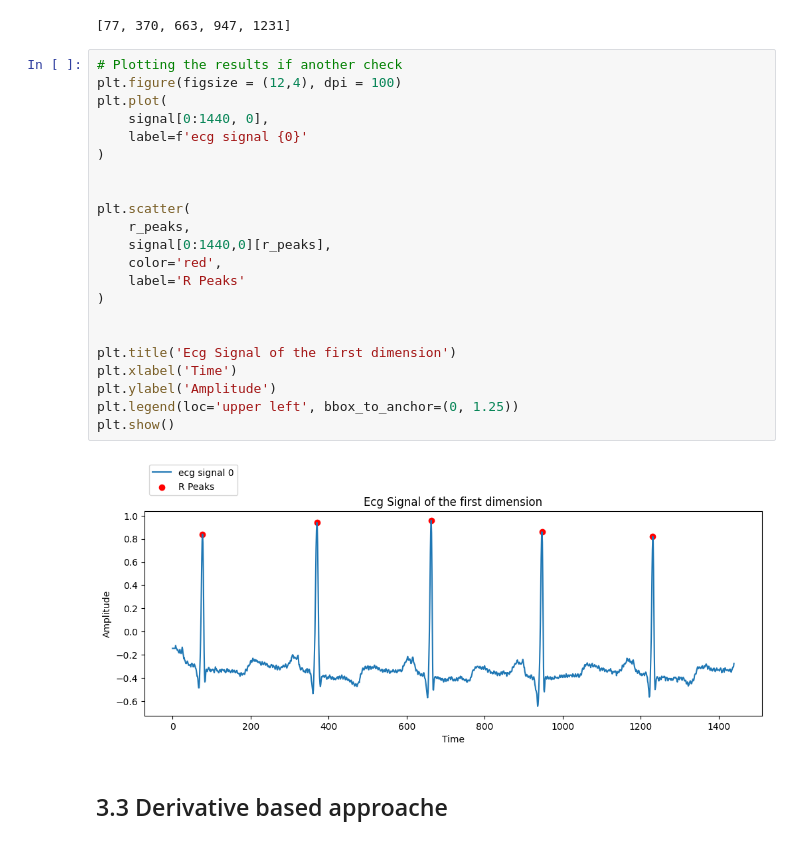
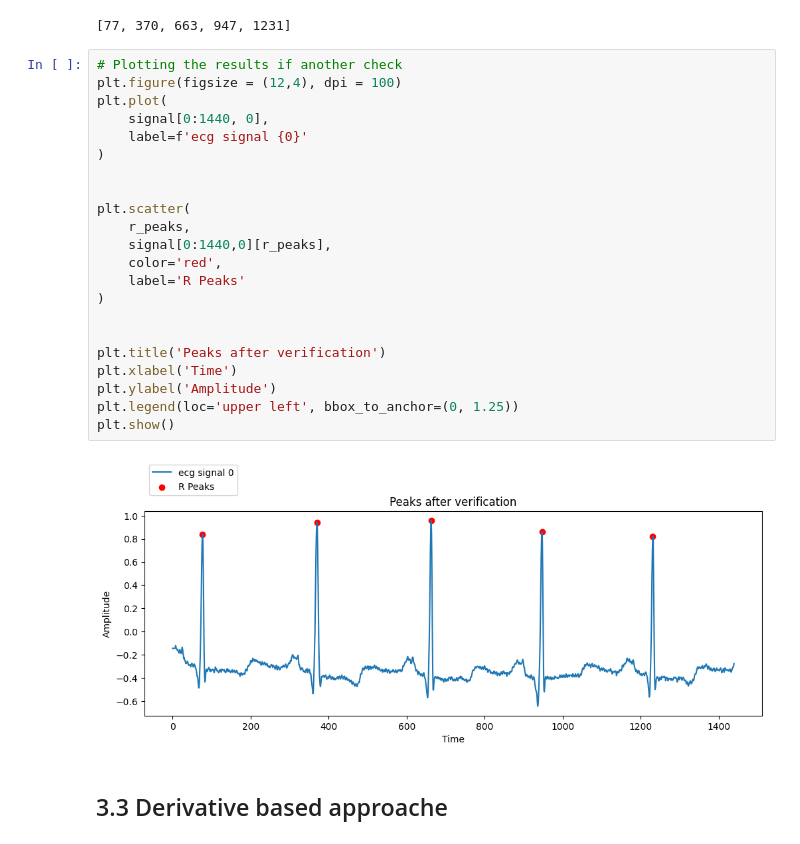
Before and after one commit to zamaS24/DCP_Labs, a Jupyter notebook: DCP_lab1.ipynb, the cells around one changed output. Saved outputs shown, nothing was run; the diff lists cells and outputs as text.

```diff
--- a/DCP_lab1.ipynb
+++ b/DCP_lab1.ipynb
@@ -401,27 +401,27 @@ r_peaks
 # %%
 # Plotting the results if another check
 plt.figure(figsize = (12,4), dpi = 100)
 plt.plot(
     signal[0:1440, 0],
     label=f'ecg signal {0}'
 )
 
 
 plt.scatter(
     r_peaks,
     signal[0:1440,0][r_peaks],
     color='red',
     label='R Peaks'
 )
 
 
-plt.title('Ecg Signal of the first dimension')
+plt.title('Peaks after verification')
 plt.xlabel('Time')
 plt.ylabel('Amplitude')
 plt.legend(loc='upper left', bbox_to_anchor=(0, 1.25))
 plt.show()
 # %% [output]
-[figure, old version]
+[figure, new version]
 # %% [markdown]
 ## 3.3 Derivative based approache
 # %%
```
Also changed, not shown: parts of 4 cells of this notebook.
